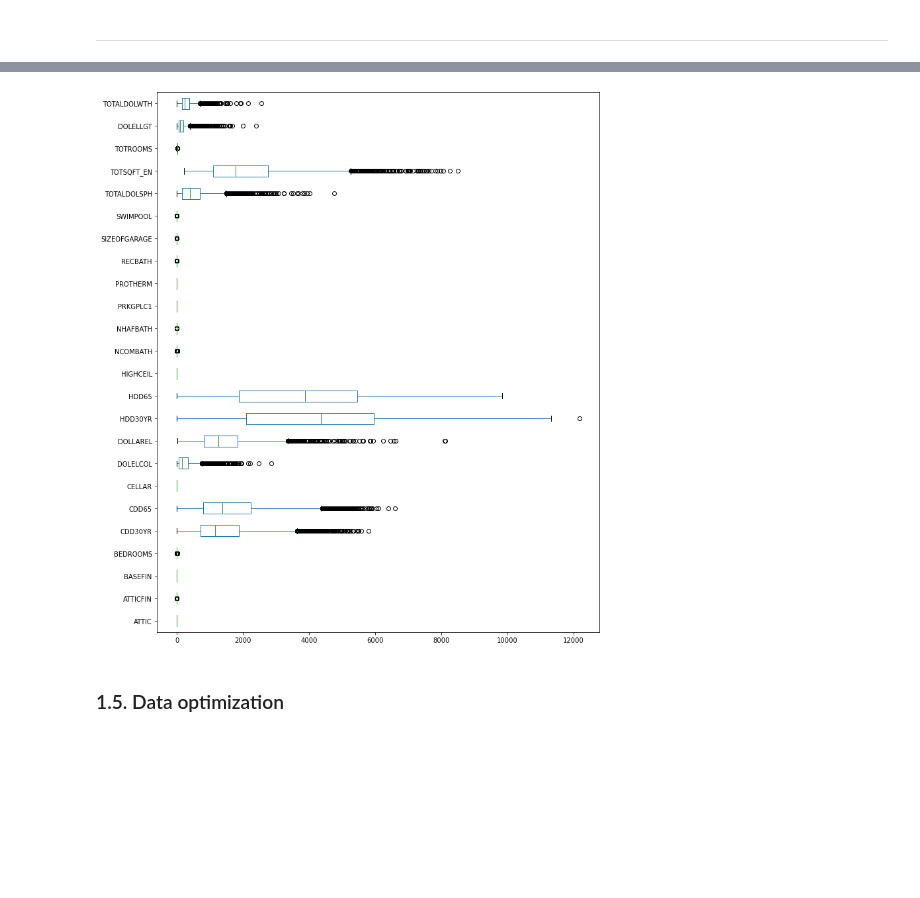
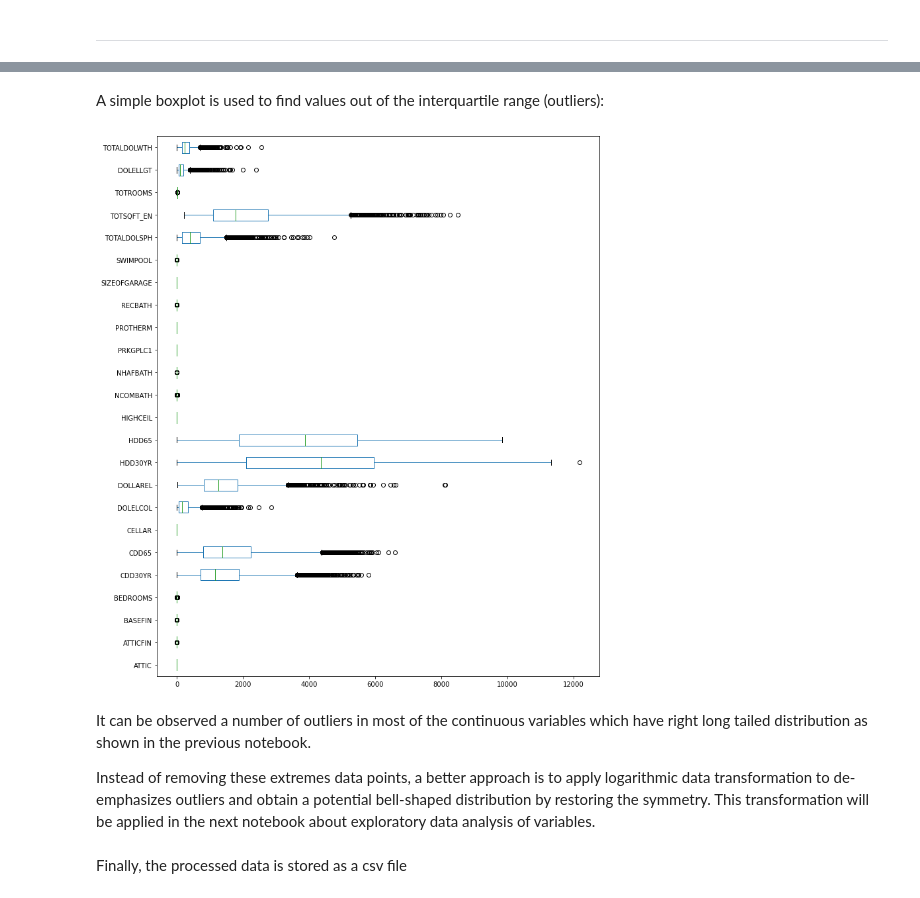
Before and after one commit to jvrnuno/Capstone-2, a Jupyter notebook: notebooks/1B_JNT_cleaning_and_optimization.ipynb, the cells around one changed output, grey strips where cells are left out. Cells and saved outputs as stored; diff of their text form; code cells hidden in the pictures; blank space fills up the shorter version.

```diff
--- a/notebooks/1B_JNT_cleaning_and_optimization.ipynb
+++ b/notebooks/1B_JNT_cleaning_and_optimization.ipynb
@@ -27,6 +26,23 @@ This step involves checking for missing or inconsistent values within the variab
 # %%
 # Import pre-processed dataset and load it into a dataframe
 
+# Create path variable
 file = 'C:/Users/javie/OneDrive/Documents/springboard_projects/Capstone-2/data/interim/pre-selected.csv'
 
-df = pd.read_csv(file, index_col=0)
+# Create dictionary with categorial variables to specify when loading csv in dataframe
+cat_dict = {'COOLTYPE':'category',
+            'EQUIPAGE':'category',
+            'EQUIPM':'category',
+            'FUELHEAT':'category',
+            'IECC_CLIMATE_PUB':'category',
+            'KOWNRENT':'category',
+            'MONEYPY':'category',
+            'ROOFTYPE':'category',
+            'TYPEHUQ':'category',
+            'STORIES':'category',
+            'WALLTYPE':'category',
+            'YEARMADERANGE':'category',
+              }
+
+# Load csv in dataframe
+df = pd.read_csv(file, index_col=0, dtype=cat_dict)
@@ -149,11 +128,31 @@ Checking for outliers
+# %%
+# Replace NaN values by 0 in selected variables
+
+df.ATTIC.fillna(0, inplace=True)
+df.ATTICFIN.fillna(0, inplace=True)
+df.BASEFIN.fillna(0, inplace=True)
+df.CELLAR.fillna(0, inplace=True)
+df.PRKGPLC1.fillna(0, inplace=True)
+df.SIZEOFGARAGE.fillna(0, inplace=True)
+df.PROTHERM.fillna(0, inplace=True)
+df.SWIMPOOL.fillna(0, inplace=True)
+df.HIGHCEIL.fillna(0, inplace=True)
+
+# In the case of STORIES variable (categorical) NaN values are replaced by 1, assuming a baseline of 1.
+
+df.STORIES.fillna('1', inplace=True)
+# %% [markdown]
+A simple boxplot is used to find values out of the interquartile range (outliers):
 # %%
 # Select non-categorical variables
-df_numeric = df.loc[:, df.dtypes != 'object']
+df_numeric = df.loc[:, df.dtypes != 'category']
 
-#Plots boxplot for all selected variables
+# Plot boxplot for all selected variables
 df_numeric.boxplot(grid=False, vert=False, fontsize=10, figsize=(12,15))
 plt.show()
 # %% [output]
-[figure, old version]
+[figure, new version]
-# %% [markdown]
-### 1.5. Data optimization
+# %% [markdown]
+It can be observed a number of outliers in most of the continuous variables which have right long tailed distribution as shown in the previous notebook.
+
+Instead of removing these extremes data points, a better approach is to apply logarithmic data transformation to de-emphasizes outliers and obtain a potential bell-shaped distribution by restoring the symmetry. This transformation will be applied in the next notebook about exploratory data analysis of variables.
@@ -160 +176,3 @@ plt.show()
+# %% [markdown]
+Finally, the processed data is stored as a csv file
 # %%
```
Also changed, not shown: parts of 24 cells of this notebook, 3 other files.
